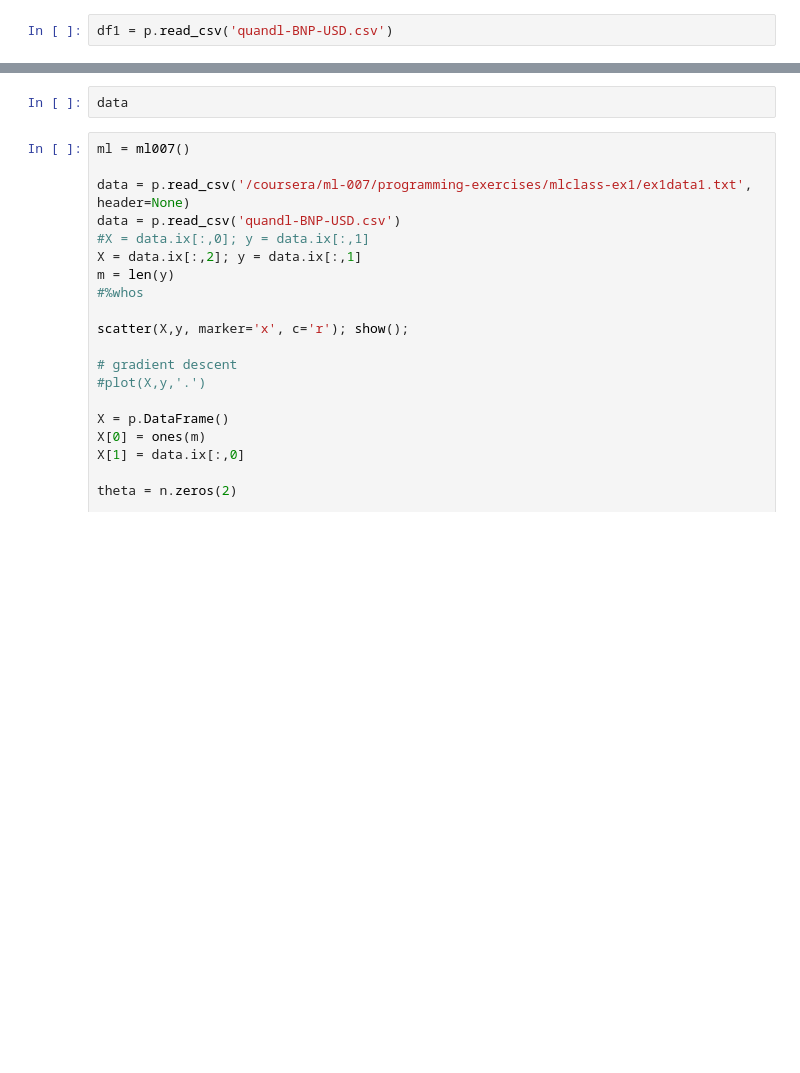
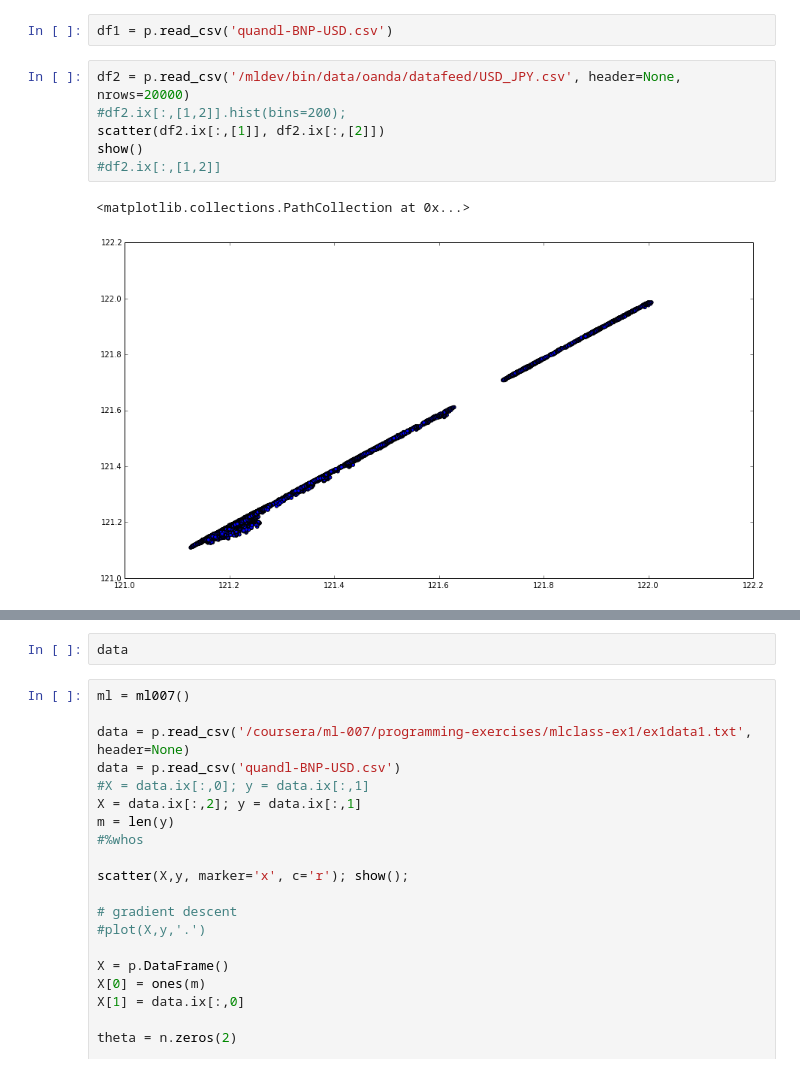
Before and after one commit to qorelogic/ml2, a Jupyter notebook: bin/statwing.ipynb, the cells around one changed output, grey strips where cells are left out. Cells and saved outputs as stored; diff of their text form; blank space fills up the shorter version.

```diff
--- a/bin/statwing.ipynb
+++ b/bin/statwing.ipynb
@@ -28,5 +40,14 @@ print (0.542316 - 0.53784)
 # %%
 df1 = p.read_csv('quandl-BNP-USD.csv')
+# %%
+df2 = p.read_csv('/mldev/bin/data/oanda/datafeed/USD_JPY.csv', header=None, nrows=20000)
+#df2.ix[:,[1,2]].hist(bins=200);
+scatter(df2.ix[:,[1]], df2.ix[:,[2]])
+show()
+#df2.ix[:,[1,2]]
+# %% [output]
+<matplotlib.collections.PathCollection at 0x...>
+[figure, added]
 # %%
 sw = StatWing()
 sw.describe(df1, 1)
```
Also changed, not shown: parts of 10 cells of this notebook, 1 other file.
